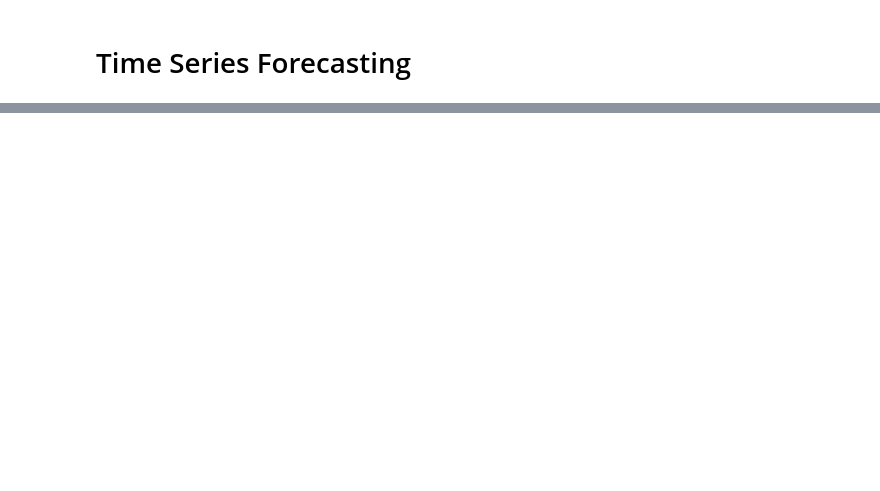
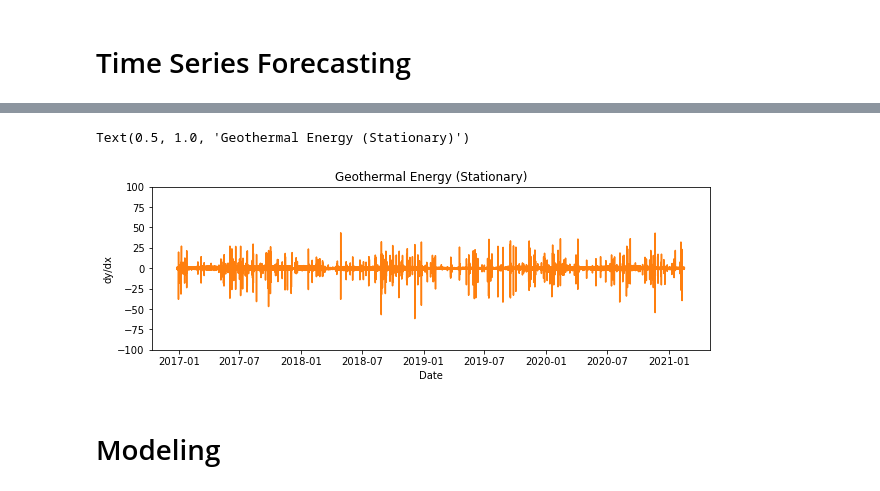
Before and after one commit to Naoki95957/Collect-Forecast-Visualize, a Jupyter notebook: forecast/ARIMA.ipynb, the cells around one changed output, grey strips where cells are left out. Cells and saved outputs as stored; diff of their text form; code cells hidden in the pictures; blank space fills up the shorter version.

```diff
--- a/forecast/ARIMA.ipynb
+++ b/forecast/ARIMA.ipynb
@@ -192,0 +92,17 @@ You can make another time-series
+# %%
+# detrend by taking 1st derivative
+df_deriv = df - df.shift(1)
+# remove first entry (nan)
+df_deriv = df_deriv[1:]
+# %%
+fig, ax = plt.subplots(figsize = (10,3))
+ax.plot(df_deriv['Geothermal'], color='tab:orange')
+ax.set_xlabel('Date')
+ax.set_ylabel('dy/dx')
+ax.set_ylim([-100,100])
+ax.set_title('Geothermal Energy (Stationary)')
+# %% [output]
+Text(0.5, 1.0, 'Geothermal Energy (Stationary)')
+[figure, added]
+# %% [markdown]
+# Modeling
```
Also changed, not shown: parts of 49 cells of this notebook.
